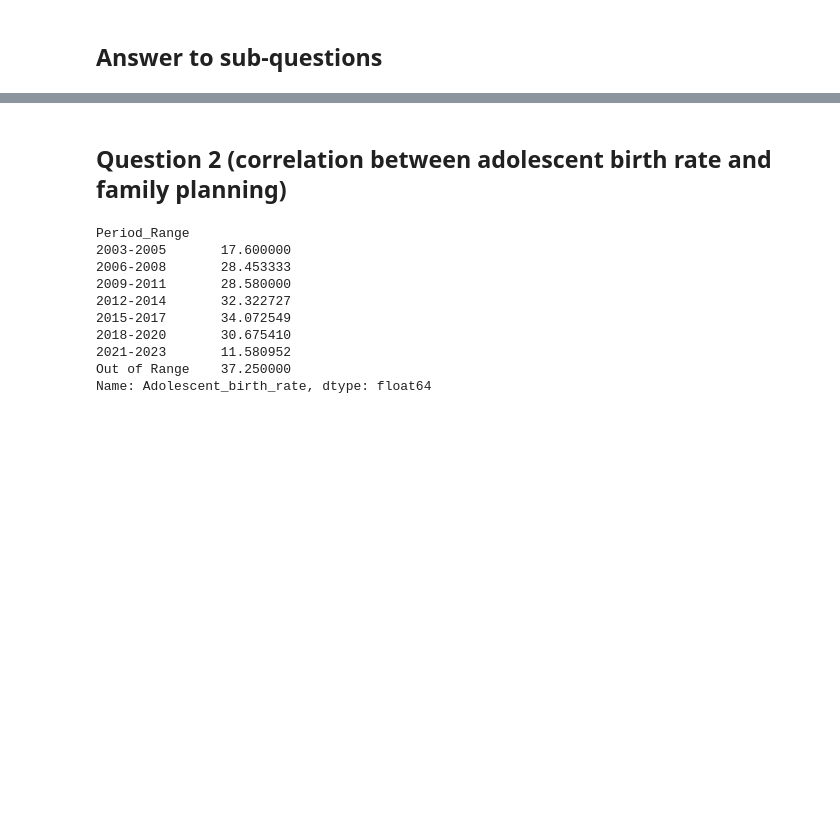
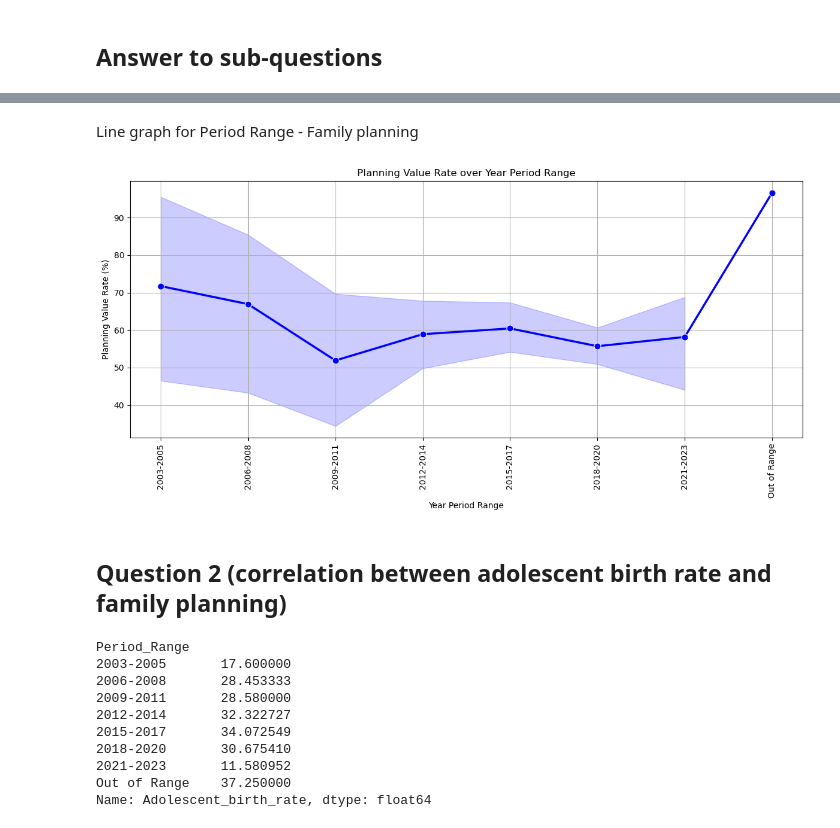
Before and after one commit to laurar9889/Project_3_Team_1, a Jupyter notebook: main_file.ipynb, the cells around one changed output, grey strips where cells are left out. Saved outputs shown, nothing was run; the diff lists cells and outputs as text; code cells hidden in the pictures; blank space fills up the shorter version.

Commit message:
Visualization updated

```diff
--- a/main_file.ipynb
+++ b/main_file.ipynb
@@ -1037,0 +1154,5 @@ cleaned_care_coverage_df.to_csv("Output/care_coverage.csv", index=False)
+# %%
+#RR-Period Table
+period_ranges = Cleaned_Data[['Period_Range']].drop_duplicates().reset_index(drop=True)
+period_ranges['PeriodRangeID'] = period_ranges.index + 1
+period_ranges
@@ -1037,0 +1171,7 @@ cleaned_care_coverage_df.to_csv("Output/care_coverage.csv", index=False)
+# %%
+#RR-Fact Table
+main_data = Cleaned_Data[['IndicatorCode', 'Country_Code', 'Gender', 'Age_Group', 'Planning_Value_Rate', 'FactComments',
+                'Language_Code', 'Starting_Year', 'Year_Ending','Period_Range']].copy()
+main_data = main_data.merge(period_ranges, on='Period_Range')
+main_data = main_data.drop(columns=['Period_Range'])
+main_data
@@ -1040,3 +1367,24 @@ cleaned_care_coverage_df.to_csv("Output/care_coverage.csv", index=False)
+# %% [markdown]
+Line graph for Period Range - Family planning
+# %%
+# Merge main_data with Period_Range on PeriodRangeID
+merged_data = pd.merge(main_data, period_ranges, on='PeriodRangeID')
+merged_data = merged_data.sort_values('Period_Range')
+
+# Plotting with seaborn
+plt.figure(figsize=(12, 6))
+sns.lineplot(data=merged_data, x='Period_Range', y='Planning_Value_Rate', marker='o', markersize=8, color='b', linewidth=2.5)
+plt.title('Planning Value Rate over Year Period Range')
+plt.xlabel('Year Period Range')
+plt.ylabel('Planning Value Rate (%)')
+plt.xticks(rotation=90)
+plt.grid(True)
+plt.tight_layout()
+
+# Display the plot
+plt.show()
+# %% [output]
+[figure, added]
 # %% [markdown]
 ## Question 2 (correlation between adolescent birth rate and family planning)
 # %%
```
Also changed, not shown: parts of 46 cells of this notebook, 6 other files.
